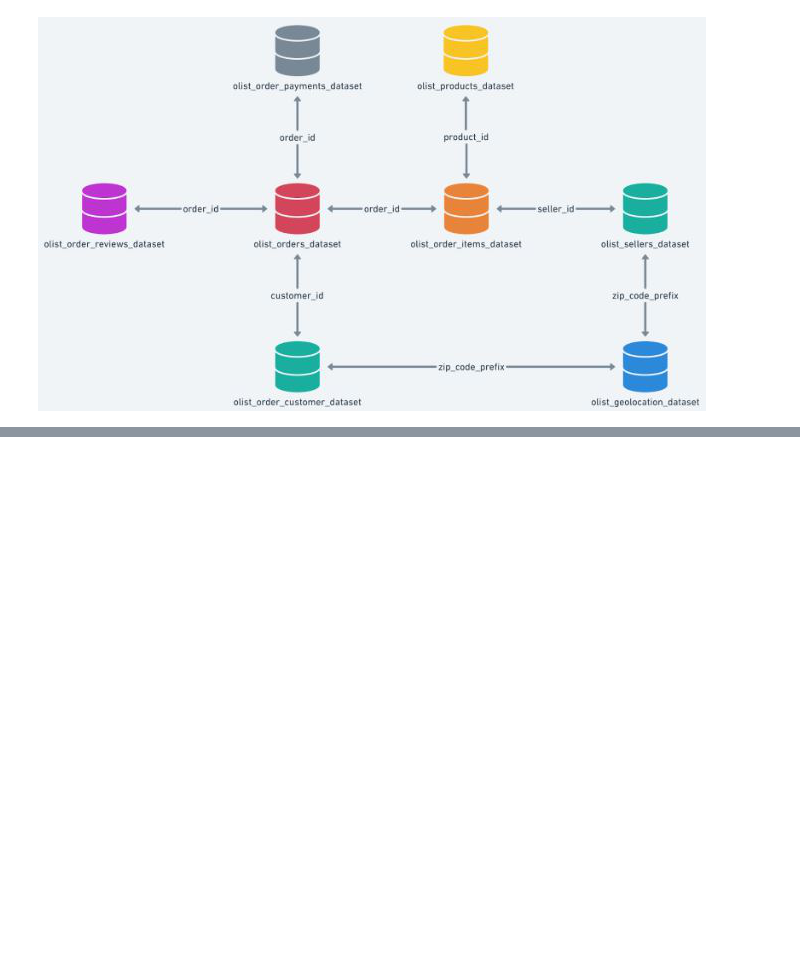
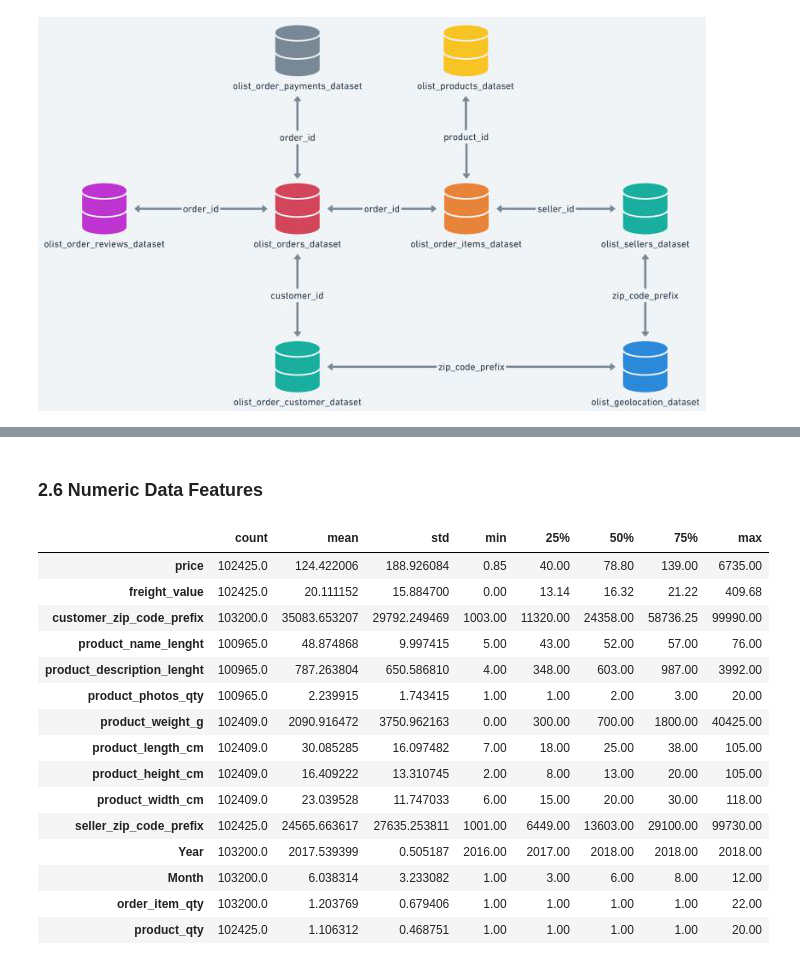
Before and after one commit to buttonsnail/Springboard, a Jupyter notebook: Capstone2.ipynb, the cells around one changed output, grey strips where cells are left out. Saved outputs shown, nothing was run; the diff lists cells and outputs as text; code cells hidden in the pictures; blank space fills up the shorter version.

```diff
--- a/Capstone2.ipynb
+++ b/Capstone2.ipynb
@@ -407,0 +573,2 @@ MemoryError: Unable to allocate 1.36 GiB for an array with shape (10, 18188958)
+# %%
+product_counts = orders.groupby(['order_id', 'product_id']).size().reset_index(name='product_qty').sort_values('product_qty')
@@ -407,0 +714,21 @@ MemoryError: Unable to allocate 1.36 GiB for an array with shape (10, 18188958)
+# %% [markdown]
+### 2.6 Numeric Data Features
+# %%
+orders.describe().T
+# %% [output]
+|  | count | mean | std | min | 25% | 50% | 75% | max |
+| price | 102425.0 | 124.422006 | 188.926084 | 0.85 | 40.00 | 78.80 | 139.00 | 6735.00 |
+| freight_value | 102425.0 | 20.111152 | 15.884700 | 0.00 | 13.14 | 16.32 | 21.22 | 409.68 |
+| customer_zip_code_prefix | 103200.0 | 35083.653207 | 29792.249469 | 1003.00 | 11320.00 | 24358.00 | 58736.25 | 99990.00 |
+| product_name_lenght | 100965.0 | 48.874868 | 9.997415 | 5.00 | 43.00 | 52.00 | 57.00 | 76.00 |
+| product_description_lenght | 100965.0 | 787.263804 | 650.586810 | 4.00 | 348.00 | 603.00 | 987.00 | 3992.00 |
+| product_photos_qty | 100965.0 | 2.239915 | 1.743415 | 1.00 | 1.00 | 2.00 | 3.00 | 20.00 |
+| product_weight_g | 102409.0 | 2090.916472 | 3750.962163 | 0.00 | 300.00 | 700.00 | 1800.00 | 40425.00 |
+| product_length_cm | 102409.0 | 30.085285 | 16.097482 | 7.00 | 18.00 | 25.00 | 38.00 | 105.00 |
+| product_height_cm | 102409.0 | 16.409222 | 13.310745 | 2.00 | 8.00 | 13.00 | 20.00 | 105.00 |
+| product_width_cm | 102409.0 | 23.039528 | 11.747033 | 6.00 | 15.00 | 20.00 | 30.00 | 118.00 |
+| seller_zip_code_prefix | 102425.0 | 24565.663617 | 27635.253811 | 1001.00 | 6449.00 | 13603.00 | 29100.00 | 99730.00 |
+| Year | 103200.0 | 2017.539399 | 0.505187 | 2016.00 | 2017.00 | 2018.00 | 2018.00 | 2018.00 |
+| Month | 103200.0 | 6.038314 | 3.233082 | 1.00 | 3.00 | 6.00 | 8.00 | 12.00 |
+| order_item_qty | 103200.0 | 1.203769 | 0.679406 | 1.00 | 1.00 | 1.00 | 1.00 | 22.00 |
+| product_qty | 102425.0 | 1.106312 | 0.468751 | 1.00 | 1.00 | 1.00 | 1.00 | 20.00 |
```
Also changed, not shown: parts of 126 cells of this notebook.
